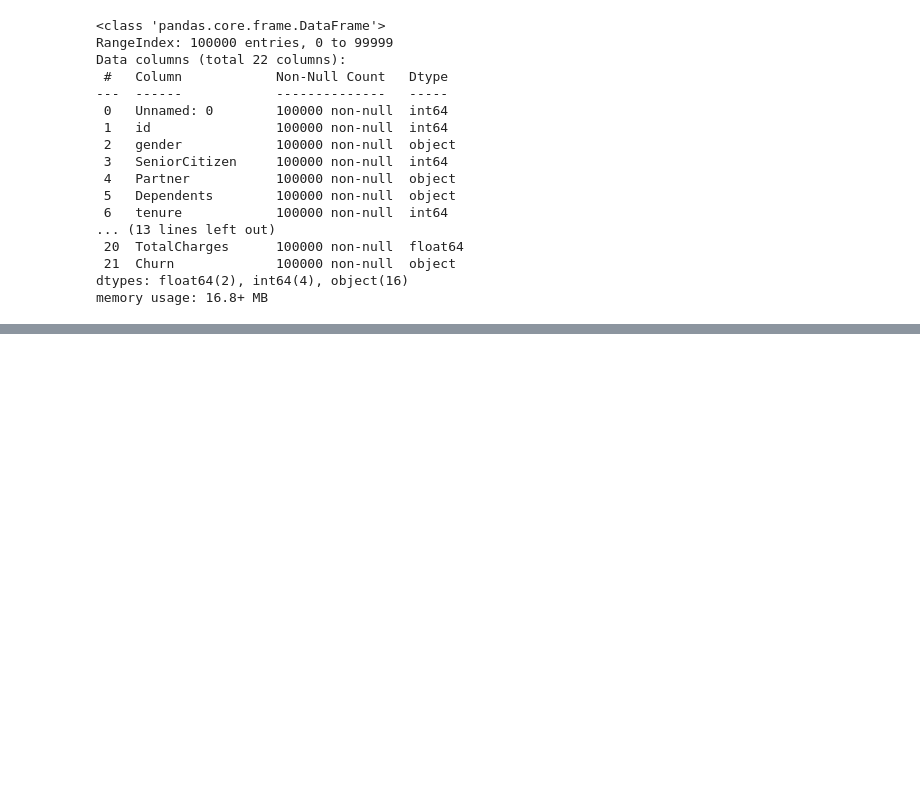
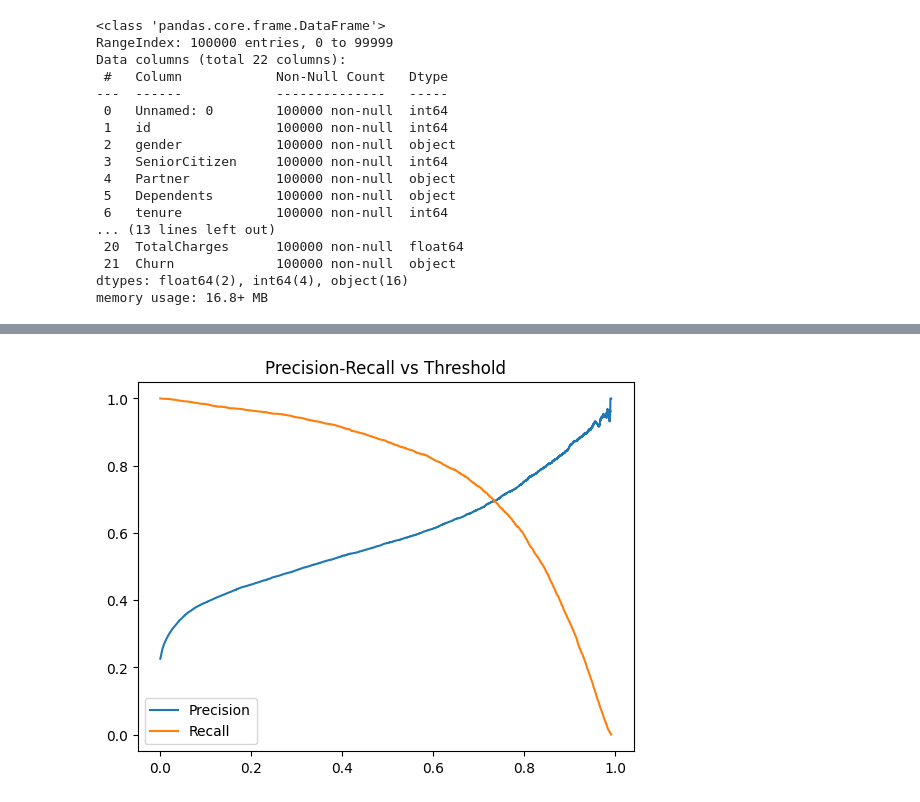
Before and after one commit to Bans1519/networksecurity, a Jupyter notebook: data/eda.ipynb, the cells around one changed output, grey strips where cells are left out. Drawn from its saved outputs; the diff is of its cells as text; code cells hidden in the pictures; blank space fills up the shorter version.

Commit message:
model training completed

```diff
--- a/data/eda.ipynb
+++ b/data/eda.ipynb
@@ -78,0 +201,31 @@ np.int64(0)
+# %%
+param_grid = {
+    "max_depth": [3, 4, 5],
+    "learning_rate": [0.01, 0.03, 0.05],
+    "n_estimators": [300, 500, 700],
+    "subsample": [0.8, 0.9, 1.0],
+    "colsample_bytree": [0.7, 0.9, 1.0],
+    "gamma": [0, 0.2, 0.5],
+    "reg_lambda": [1, 3, 5],
+    "reg_alpha": [0, 1, 2],
+}
+
+xgb = XGBClassifier(
+    scale_pos_weight=ratio,
+    eval_metric="logloss",
+    random_state=42
+)
+
+search = RandomizedSearchCV(
+    estimator=xgb,
+    param_distributions=param_grid,
+    n_iter=30,
+    scoring="f1",
+    cv=3,
+    verbose=2,
+    n_jobs=-1
+)
+
+search.fit(X_train_transformed, y_train)
+best_xgb = search.best_estimator_
+search.best_params_
@@ -78,0 +235,6 @@ np.int64(0)
+# %%
+y_probs = best_xgb.predict_proba(X_test_transformed)[:, 1]
+y_pred = (y_probs >= 0.3).astype(int)
+
+print(classification_report(y_test, y_pred))
+roc_auc_score(y_test, y_probs)
@@ -78,0 +251,10 @@ np.int64(0)
+# %%
+precision, recall, thresholds = precision_recall_curve(y_test, y_probs)
+
+plt.plot(thresholds, precision[:-1], label="Precision")
+plt.plot(thresholds, recall[:-1], label="Recall")
+plt.legend()
+plt.title("Precision-Recall vs Threshold")
+plt.show()
+# %% [output]
+[figure, added]
```
Also changed, not shown: parts of 22 cells of this notebook, 5 other files.
